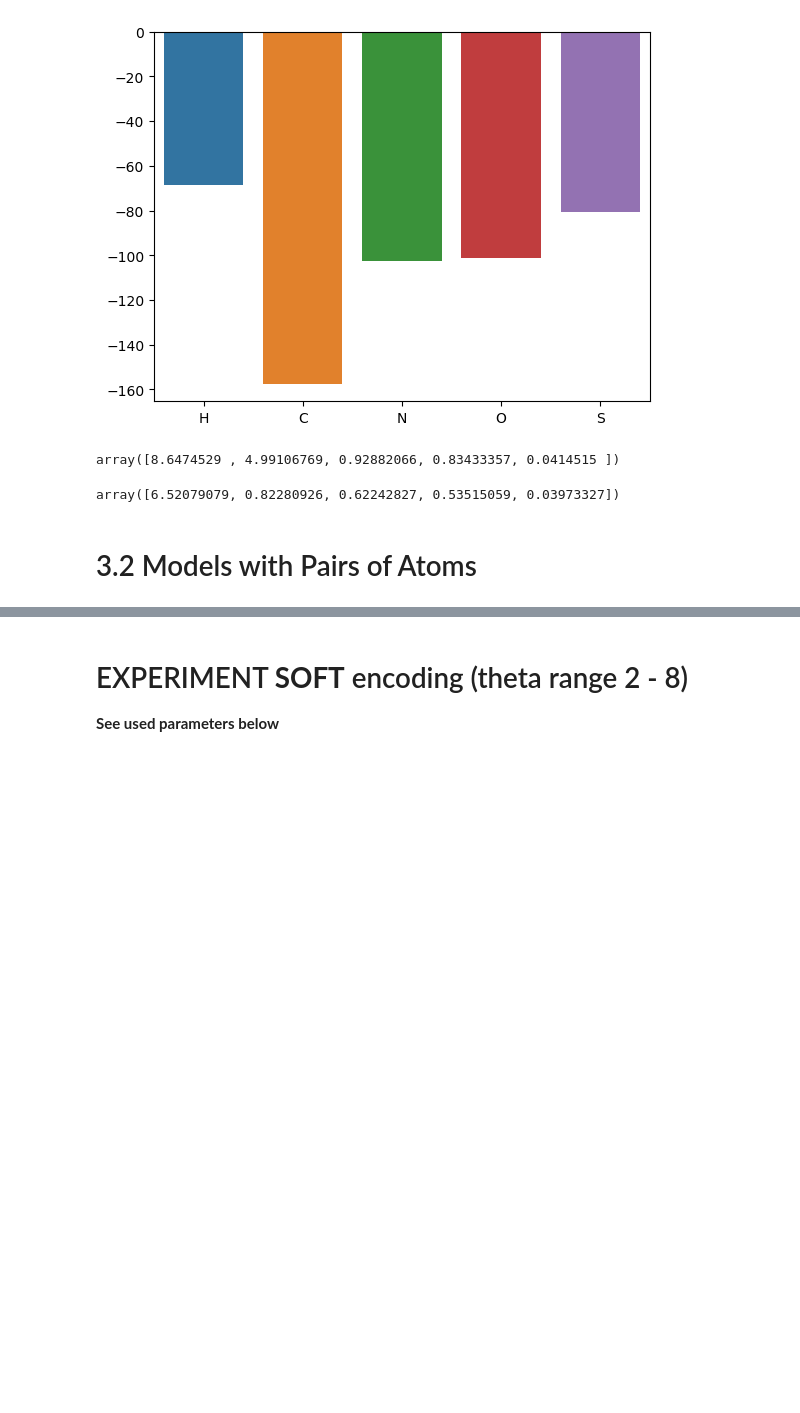
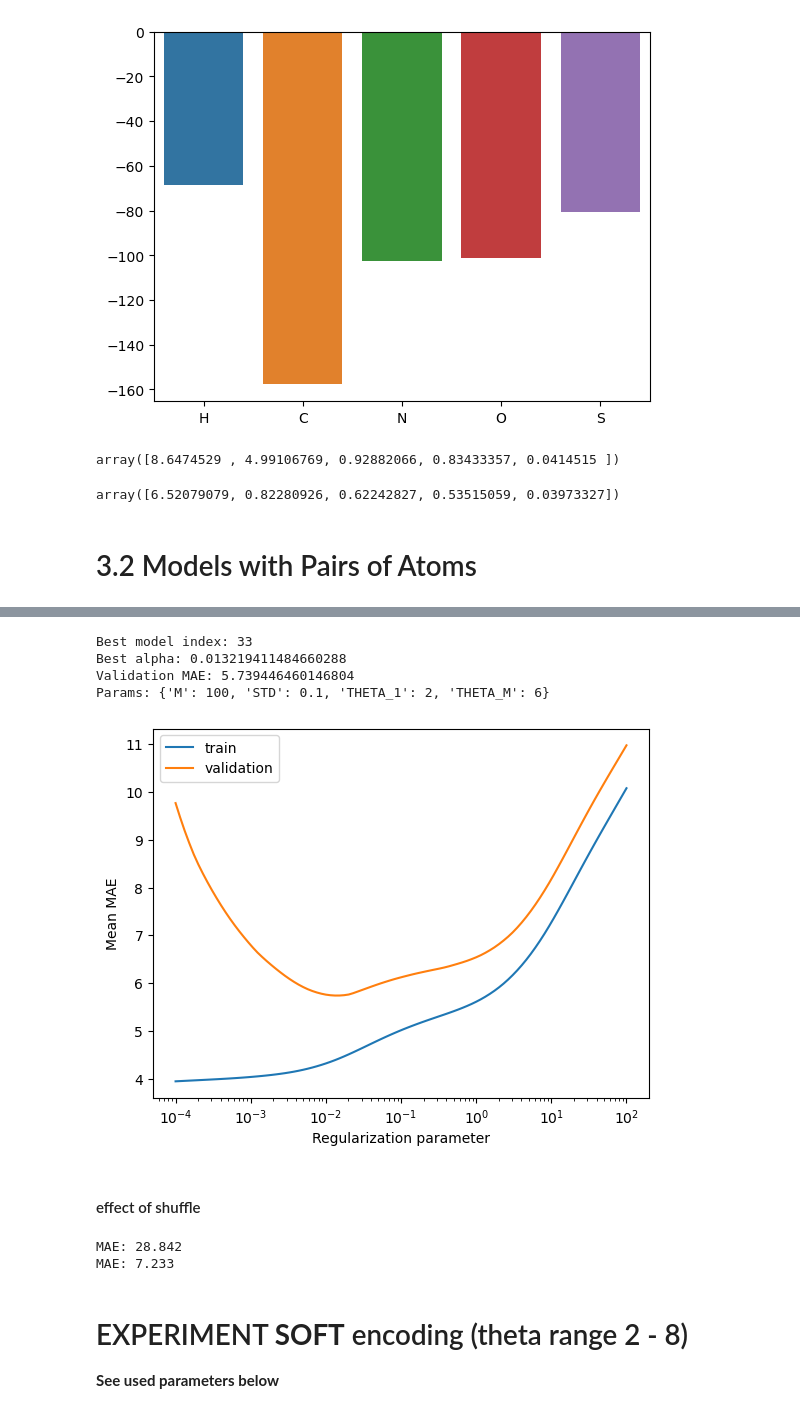
Before and after one commit to jascha-je/LabML4DS, a Jupyter notebook: p2/p2_jascha.ipynb, the cells around one changed output, grey strips where cells are left out. Saved outputs shown, nothing was run; the diff lists cells and outputs as text; code cells hidden in the pictures; blank space fills up the shorter version.

Commit message:
added grid search experiment

```diff
--- a/p2/p2_jascha.ipynb
+++ b/p2/p2_jascha.ipynb
@@ -167,9 +167,9 @@ Resulting representations:
 # %% [markdown]
 # 2.2 Ridge Regression Model
 # %%
-def split_and_center(X, y, test_size):
+def split_and_center(X, y, test_size, shuffle=True):
     # split train / test
-    X_train, X_test, y_train, y_test = train_test_split(X, y, test_size=test_size, random_state=42)
+    X_train, X_test, y_train, y_test = train_test_split(X, y, test_size=test_size, random_state=42, shuffle=shuffle)
 
     # center data and target
     X_train_mean = np.mean(X_train, axis=0)
@@ -372,3 +493,53 @@ def fit_and_eval_model(Model, ALPHA, X_train, y_train, X_test, y_test,  M, THETA
+# %%
+# overall best model in terms of MSE
+best_idx = np.argmax([r['search'].best_score_ for r in results])
+best_model = results[best_idx]['search']
+print("Best model index:", best_idx)
+print("Best alpha:", best_model.best_params_['alpha'])
+print("Validation MAE:", -best_model.best_score_)
+print("Params:", results[best_idx]['params'])
+# %% [output]
+Best model index: 33
+Best alpha: 0.013219411484660288
+Validation MAE: 5.739446460146804
+Params: {'M': 100, 'STD': 0.1, 'THETA_1': 2, 'THETA_M': 6}
+# %%
+ax = sns.lineplot(x=alpha_values, y = -best_model.cv_results_['mean_train_score'], label='train')
+ax = sns.lineplot(x=alpha_values, y = -best_model.cv_results_['mean_test_score'], label='validation')
+ax.set_xscale('log')
+ax.set_xlabel('Regularization parameter')
+ax.set_ylabel('Mean MAE')
+plt.legend(loc='upper left')
+plt.show()
+# %% [output]
+[figure, added]
+# %% [markdown]
+#### effect of shuffle
+# %%
+# TODO I noticed that shuffling the data seems to have an effect
+# the molecules seem to have some kind of ordering, maybe some more complex at the last 30%?
+# example only change if shuffle or not:
+
+THETA_1 = 2
+THETA_M = 4
+STD = .1
+M = 100
+ALPHA = 0.0001
+
+reps = generate_representaions(THETA_1, THETA_M, STD, M, soft=True)
+
+# DONT SHUFFLE
+X_train, X_test, y_train, y_test = split_and_center(reps, qm7["T"][0], test_size=0.3, shuffle=False)
+model = Ridge(alpha=ALPHA, max_iter= 10000).fit(X_train, y_train)
+print(f"MAE: {mean_absolute_error(y_test, model.predict(X_test)):.3f}")
+
+# SHUFFLE
+X_train, X_test, y_train, y_test = split_and_center(reps, qm7["T"][0], test_size=0.3, shuffle=True)
+model = Ridge(alpha=ALPHA, max_iter= 10000).fit(X_train, y_train)
+print(f"MAE: {mean_absolute_error(y_test, model.predict(X_test)):.3f}")
+# %% [output]
+MAE: 28.842
+MAE: 7.233
 # %% [markdown]
 # EXPERIMENT **SOFT** encoding (theta range 2 - 8)
 **See used parameters below**
```
Also changed, not shown: parts of 5 cells of this notebook, 1 other file.
